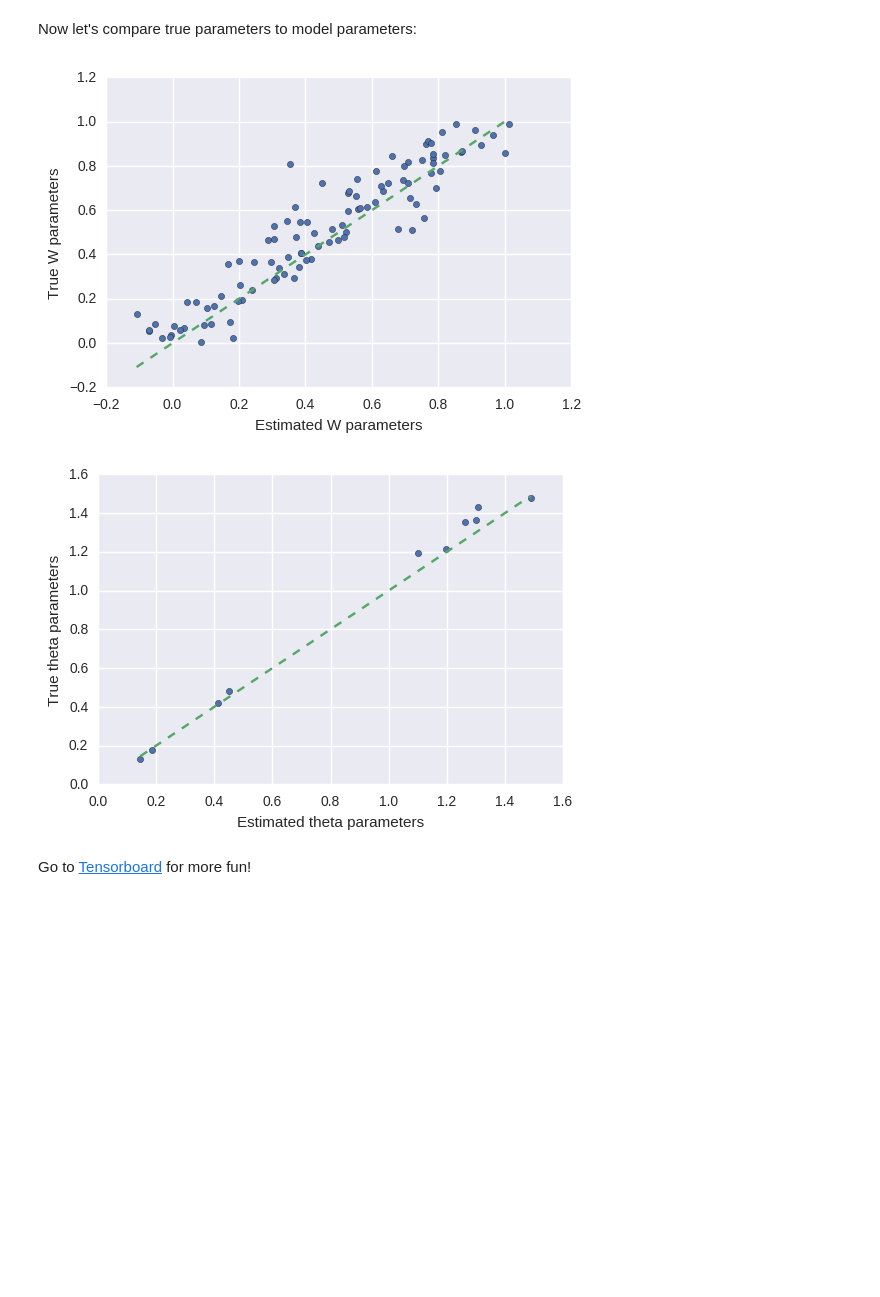
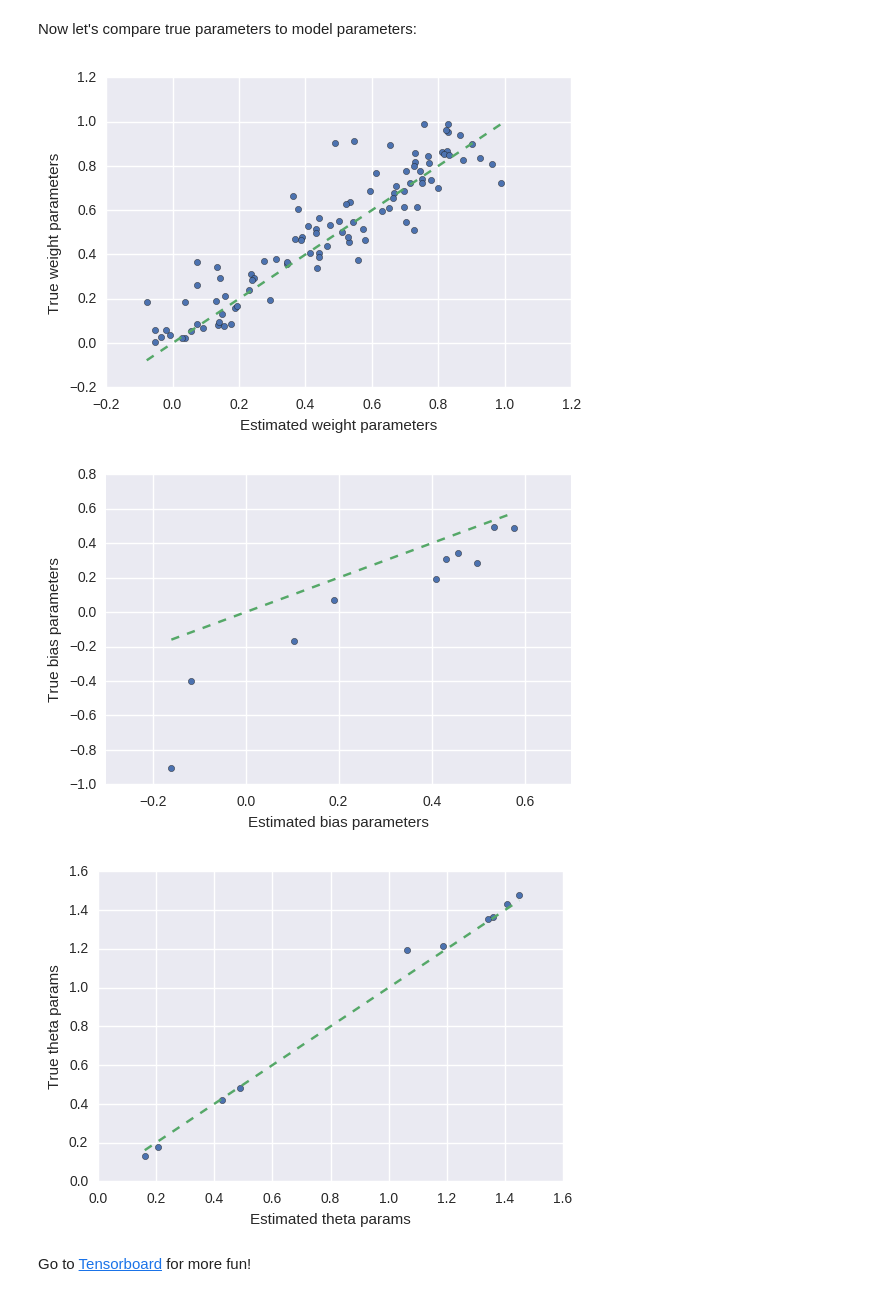
Before and after one commit to gokceneraslan/neuralnet_countmodels, a Jupyter notebook: Deep count models with TensorFlow and Keras.ipynb, the cells around one changed output. Drawn from its saved outputs; the diff is of its cells as text; code cells hidden in the pictures; blank space fills up the shorter version.

```diff
--- a/Deep count models with TensorFlow and Keras.ipynb
+++ b/Deep count models with TensorFlow and Keras.ipynb
@@ -173,7 +173,12 @@ Note that, this reduces to Poisson as $\theta\to\infty$. Here we will use $\thet
 # pass extra arguments to Keras loss functions
 # See https://github.com/fchollet/keras/issues/2121
 
+# dispersion parameter is a scalar by default.
+# scale_factor scales the nbinom mean before the
+# calculation of the loss to balance the
+# learning rates of theta and network weights
 def nbinom_closure(theta=None, theta_init=[0.0],
+                   scale_factor=1.0,
                    debug=False, **theta_kwargs):
 
     # for numerical stability
@@ -181,18 +186,18 @@ def nbinom_closure(theta=None, theta_init=[0.0],
 
     # a variable may be given by user or it can be created here
     if theta is None:
-        theta = tf.Variable(theta_init, dtype=tf.float32, name='theta',
-                            **theta_kwargs)
+        theta = tf.Variable(theta_init, dtype=tf.float32,
+                            name='theta', **theta_kwargs)
 
     # to keep dispersion always non-negative
-    theta = tf.exp(theta)
+    theta = tf.nn.softplus(theta)
 
     def nbinom_loss(y_true, y_pred):
         nonlocal theta
 
         with tf.name_scope("nbinom_loss"):
             y_true = tf.cast(y_true, tf.float32)
-            y_pred = tf.cast(y_pred, tf.float32)
+            y_pred = tf.cast(y_pred, tf.float32) * scale_factor
 
             theta = 1/(theta+eps)
 
@@ -303,7 +308,7 @@ dispersion = np.random.uniform(0, 2, [1, num_out])
 
 X = np.random.uniform(0, 1, (num_sample, num_feat)).astype(np.float32)
 W = np.random.uniform(0, 1, (num_feat, num_out)).astype(np.float32)
-b = np.zeros([num_out]) + 0.0
+b = np.random.uniform(-1, 1, (1, num_out)).astype(np.float32)
 y_mean = np.exp(np.dot(X, W) + b)
 y_disp = np.zeros_like(y_mean) + dispersion
 
@@ -318,3 +325,10 @@ print(Y[:5])
+# %%
+def visualize(x, y, x_label, y_label):
+    plt.scatter(x, y)
+    plt.plot([min(x), max(x)], [(min(x)), max(x)], "g--") #poor man's abline
+    plt.xlabel(x_label)
+    plt.ylabel(y_label)
+    plt.show()
 # %% [markdown]
 Now let's implement a neural network model in TensorFlow using NB loss function:
 # %%
@@ -411,7 +421,7 @@ nb_loss, nb_theta = nbinom_closure(nb_theta)
 predictions = output_layer(inputs)
 model = Model(input=inputs, output=predictions)
 
-opt = RMSprop(lr=1e-3)
+opt = RMSprop(lr=1e-2)
 model.compile(optimizer=opt,
               loss=nb_loss) #nbinom loss function
 
@@ -420,7 +430,7 @@ tb = TensorBoard(log_dir='./logs', histogram_freq=1)
 
 losses = model.fit(X, Y,
                    callbacks=[early_stop, tb],
-                   batch_size=128,
+                   batch_size=256,
                    validation_split=0.2,
                    nb_epoch=5000, verbose=0)
 
@@ -437,22 +447,21 @@ Using TensorFlow backend.
 # %% [markdown]
 Now let's compare true parameters to model parameters:
 # %%
-x = K.eval(model.layers[1].W).reshape(-1)
+x = K.eval(model.layers[-1].W).reshape(-1)
 y = W.reshape(-1)
-plt.scatter(x, y)
-plt.plot([min(x), max(x)], [(min(x)), max(x)], "g--") #poor man's abline
-plt.xlabel('Estimated W parameters')
-_ = plt.ylabel('True W parameters')
-plt.show()
+visualize(x, y, 'Estimated weight parameters', 'True weight parameters')
+
+x = K.eval(model.layers[-1].b).reshape(-1)
+y = b.reshape(-1)
+visualize(x, y, 'Estimated bias parameters', 'True bias parameters')
+
 
 x = K.eval(nb_theta)
 y = dispersion
-plt.scatter(x, y)
-plt.plot([min(x), max(x)], [(min(x)), max(x)], "g--") #poor man's abline
-plt.xlabel('Estimated theta parameters')
-_ = plt.ylabel('True theta parameters')
+visualize(x, y, 'Estimated theta params', 'True theta params')
 # %% [output]
-[figure, old version]
+[figure, new version]
-[figure, old version]
+[figure, new version]
+[figure, added]
 # %% [markdown]
 Go to [Tensorboard](http://localhost:6006) for more fun!
```
Also changed, not shown: parts of 8 cells of this notebook.
